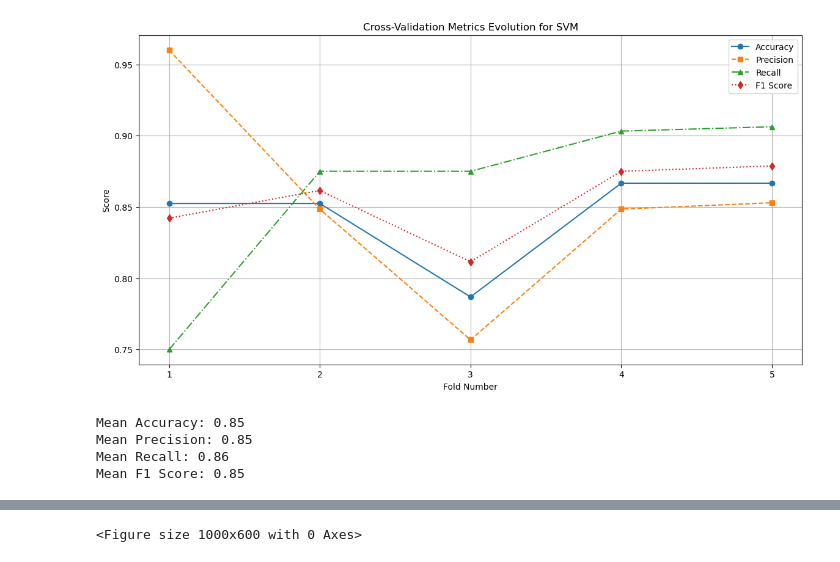
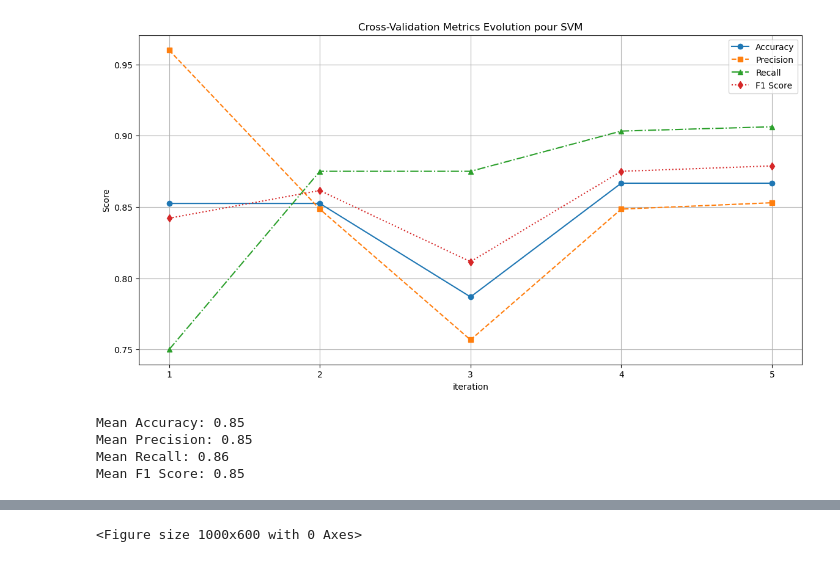
Before and after one commit to drikomak/dsdemi, a Jupyter notebook: svm.ipynb, the cells around one changed output, grey strips where cells are left out. Saved outputs shown, nothing was run; the diff lists cells and outputs as text; code cells hidden in the pictures.

```diff
--- a/svm.ipynb
+++ b/svm.ipynb
@@ -32,24 +32,24 @@ f1_scores = cross_val_score(svm_classifier, X_scaled, y, cv=cv, scoring='f1')
 # %%
 plt.figure(figsize=(14, 7))
 plt.plot(range(1, 6), accuracy_scores, marker='o', label='Accuracy', linestyle='-')
 plt.plot(range(1, 6), precision_scores, marker='s', label='Precision', linestyle='--')
 plt.plot(range(1, 6), recall_scores, marker='^', label='Recall', linestyle='-.')
 plt.plot(range(1, 6), f1_scores, marker='d', label='F1 Score', linestyle=':')
 
-plt.title('Cross-Validation Metrics Evolution for SVM')
-plt.xlabel('Fold Number')
+plt.title('Cross-Validation Metrics Evolution pour SVM')
+plt.xlabel('iteration')
 plt.ylabel('Score')
 plt.xticks(range(1, 6))
 plt.legend()
 plt.grid(True)
 plt.show()
 
 print(f'Mean Accuracy: {np.mean(accuracy_scores):.2f}')
 print(f'Mean Precision: {np.mean(precision_scores):.2f}')
 print(f'Mean Recall: {np.mean(recall_scores):.2f}')
 print(f'Mean F1 Score: {np.mean(f1_scores):.2f}')
 # %% [output]
-[figure, old version]
+[figure, new version]
 Mean Accuracy: 0.85
 Mean Precision: 0.85
 Mean Recall: 0.86
```
Also changed, not shown: parts of 5 cells of this notebook, 4 other files.
